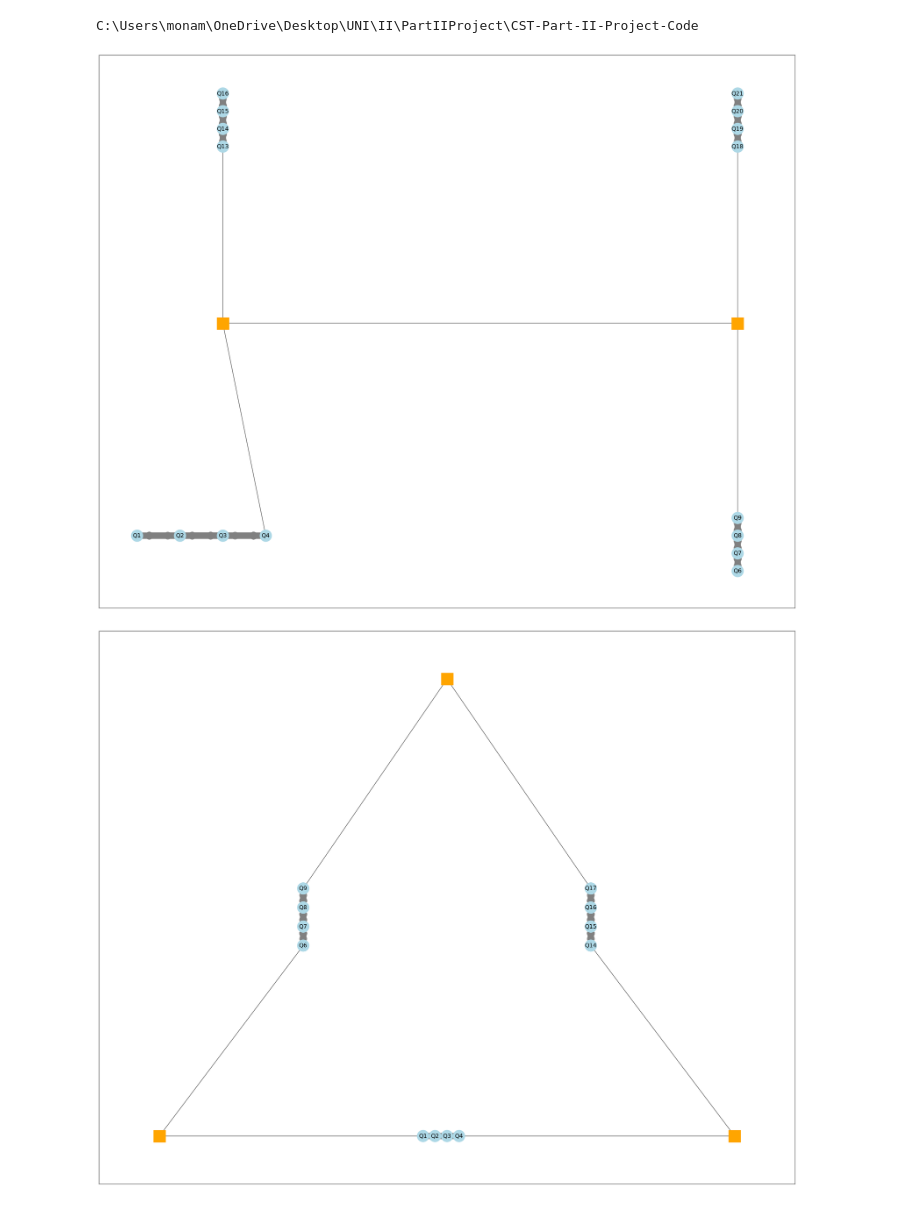
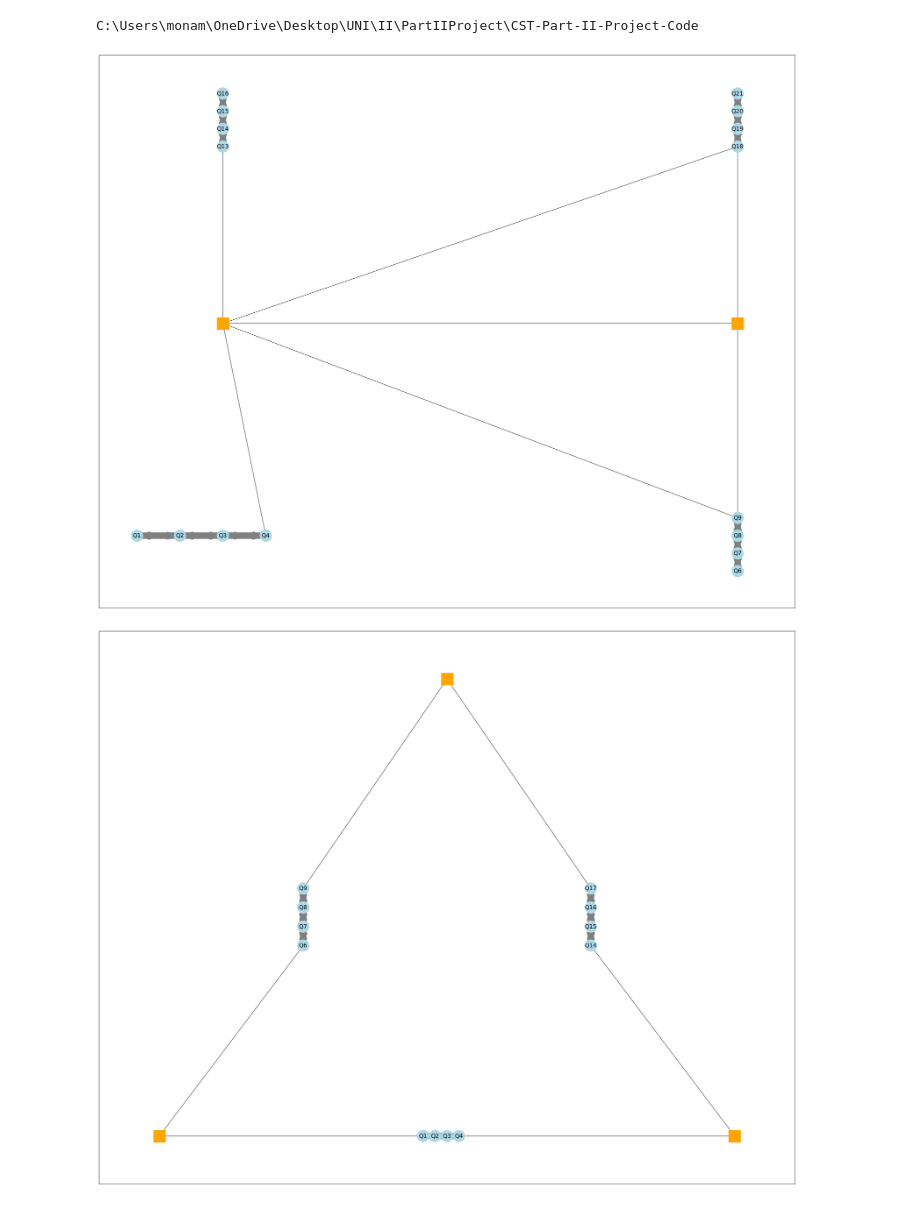
Before and after one commit to monamoeba/CST-Part-II-Project-Code, a Jupyter notebook: color_code_experiments/TriArchExperiments.ipynb, the cells around one changed output. Drawn from its saved outputs; the diff is of its cells as text; code cells hidden in the pictures.

Commit message:
tri arch doubts

```diff
--- a/color_code_experiments/TriArchExperiments.ipynb
+++ b/color_code_experiments/TriArchExperiments.ipynb
@@ -50,34 +50,36 @@ traps = []
 
 ManipulationTrap.DEFAULT_SPACING = trapspacing
 arch.SIZING = 0.5
 ions11 = [QubitIon(qubit_colour, 'Q'), CoolingIon(qubit_colour, 'Q'), QubitIon(qubit_colour, 'Q'), CoolingIon(qubit_colour, 'Q')]
 trap11 = arch.addManipulationTrap(x=0, y=0, ions=ions11, color='grey', spacing=ionspacing, isHorizontal=True)
 
 ions12 = [QubitIon(qubit_colour, 'Q'), CoolingIon(qubit_colour, 'Q'), QubitIon(qubit_colour, 'Q'), CoolingIon(qubit_colour, 'Q')]
 trap12 = arch.addManipulationTrap(x=trapspacing, y=0, ions=ions12, color='grey', spacing=ionspacing, isHorizontal=False)
 
 junctionL = arch.addJunction(x=0, y=trapspacing, color=junction_colour)
 junctionR = arch.addJunction(x=trapspacing, y=trapspacing, color=junction_colour)
 
 ions21 = [QubitIon(qubit_colour, 'Q'), CoolingIon(qubit_colour, 'Q'), QubitIon(qubit_colour, 'Q'), CoolingIon(qubit_colour, 'Q')]
 trap21 = arch.addManipulationTrap(x=0, y=2*trapspacing, ions=ions21, color='grey', spacing=ionspacing, isHorizontal=False)
 
 ions22 = [QubitIon(qubit_colour, 'Q'), CoolingIon(qubit_colour, 'Q'), QubitIon(qubit_colour, 'Q'), CoolingIon(qubit_colour, 'Q')]
 trap22 = arch.addManipulationTrap(x=trapspacing, y=2*trapspacing, ions=ions22, color='grey', spacing=ionspacing, isHorizontal=False)
 
 crossing11 = arch.addEdge(trap11, junctionL)
 arch.addEdge(trap12, junctionR)
 crossing21 = arch.addEdge(trap21, junctionL)
 arch.addEdge(trap22, junctionR)
 arch.addEdge(junctionL, junctionR)
+arch.addEdge(junctionL, trap12)
+arch.addEdge(junctionL, trap22)
 
 arch.refreshGraph()
 # Display architecture
 fig, ax = plt.subplots()
 # Display architecture
 arch.display(fig,ax, showLabels=False)
 # %% [output]
-[figure, old version]
+[figure, new version]
 # %%
 arch = QCCDArch()
 
```
Also changed, not shown: parts of 2 cells of this notebook, 1 other file.
